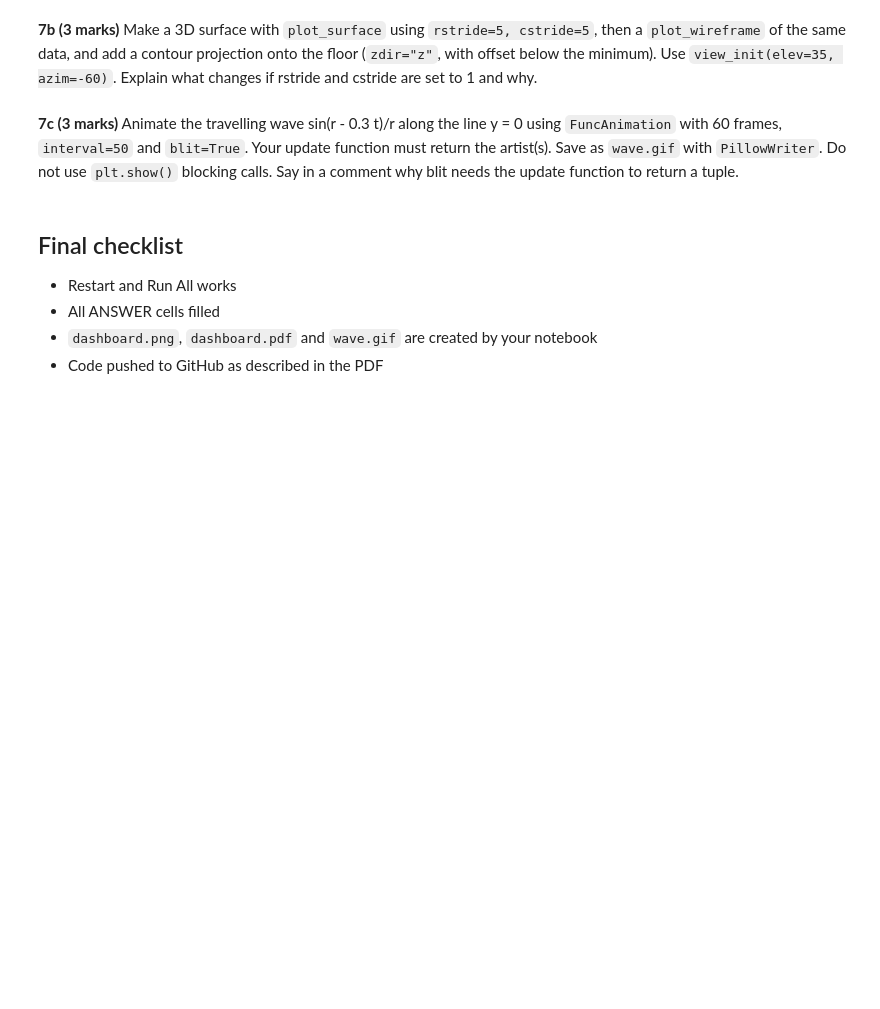
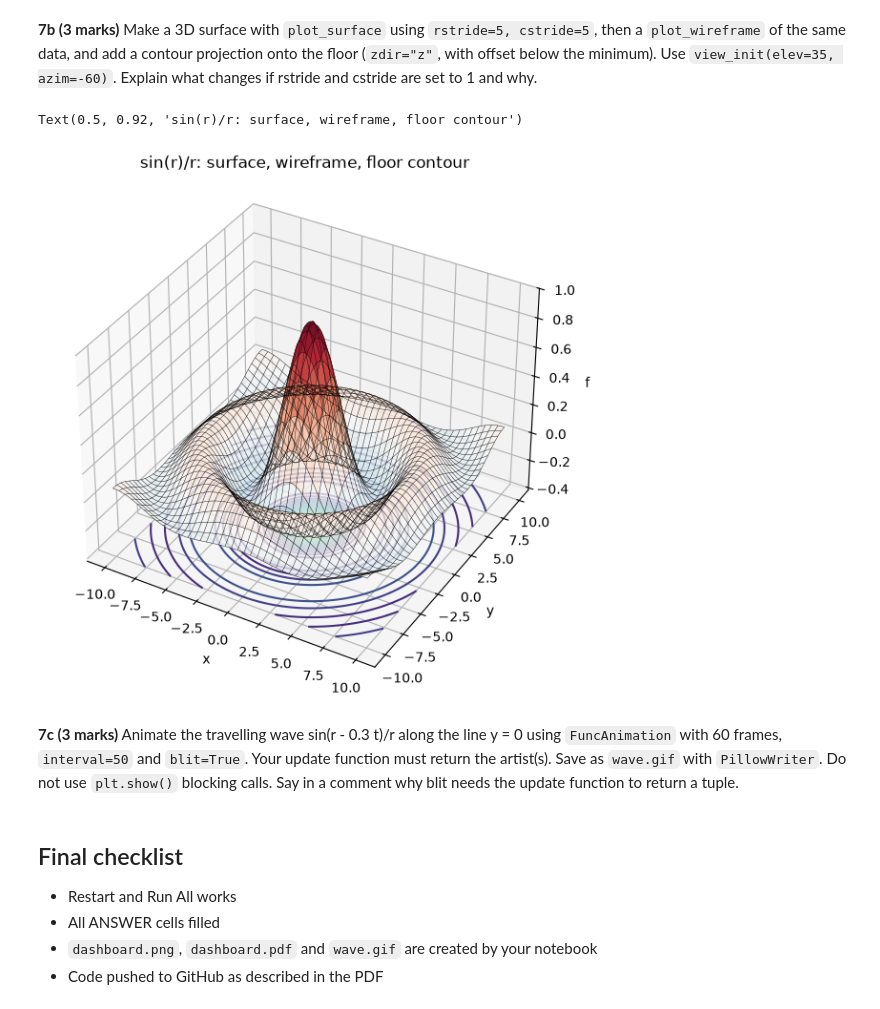
Before and after one commit to zaryanalibaig/Python-Assignment-3, a Jupyter notebook: Assignment3_Programming_for_AI.ipynb, the cells around one changed output. Drawn from its saved outputs; the diff is of its cells as text; code cells hidden in the pictures; blank space fills up the shorter version.

```diff
--- a/Assignment3_Programming_for_AI.ipynb
+++ b/Assignment3_Programming_for_AI.ipynb
@@ -686,2 +728,21 @@ Let f(x, y) = sin(r) / r with r = sqrt(x^2 + y^2) on x, y in [-10, 10].
+# %%
+# YOUR CODE HERE
+from mpl_toolkits.mplot3d import Axes3D            # registers the 3D projection on older versions
+fig3 = plt.figure(figsize=(9, 7))
+ax = fig3.add_subplot(projection='3d')
+ax.plot_surface(X, Y, f, rstride=5, cstride=5, cmap='RdBu_r', vmin=-1, vmax=1, alpha=0.8)
+ax.plot_wireframe(X, Y, f, rstride=5, cstride=5, color='k', linewidth=0.3)
+floor = f.min() - 0.2
+ax.contour(X, Y, f, zdir='z', offset=floor, levels=15, cmap='viridis')   # projection on the floor
+ax.set_zlim(floor, 1)
+ax.view_init(elev=35, azim=-60)
+ax.set_xlabel('x'); ax.set_ylabel('y'); ax.set_zlabel('f')
+ax.set_title('sin(r)/r: surface, wireframe, floor contour')
+# With rstride = cstride = 1 every one of the 201 x 201 grid points becomes a vertex: about
+# 40,000 small faces and 400+ wireframe lines instead of ~41 x 41. The surface is smoother,
+# but drawing is much slower, and the dense black wireframe covers the colours.
+# %% [output]
+Text(0.5, 0.92, 'sin(r)/r: surface, wireframe, floor contour')
+[figure, added]
 # %% [markdown]
 **7c (3 marks)** Animate the travelling wave sin(r - 0.3 t)/r along the line y = 0 using `FuncAnimation` with 60 frames, `interval=50` and `blit=True`. Your update function must return the artist(s). Save as `wave.gif` with `PillowWriter`. Do not use `plt.show()` blocking calls. Say in a comment why blit needs the update function to return a tuple.
```
Also changed, not shown: parts of 13 cells of this notebook, 4 other files.
